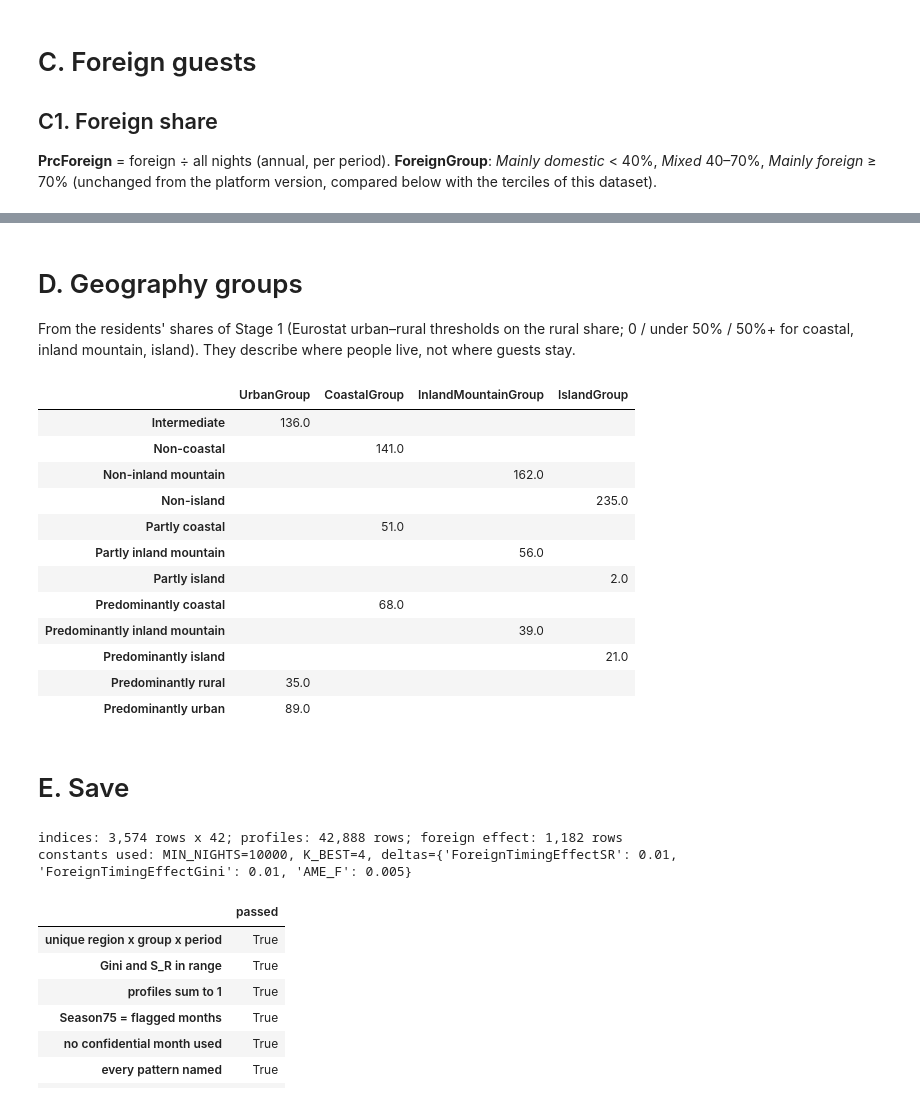
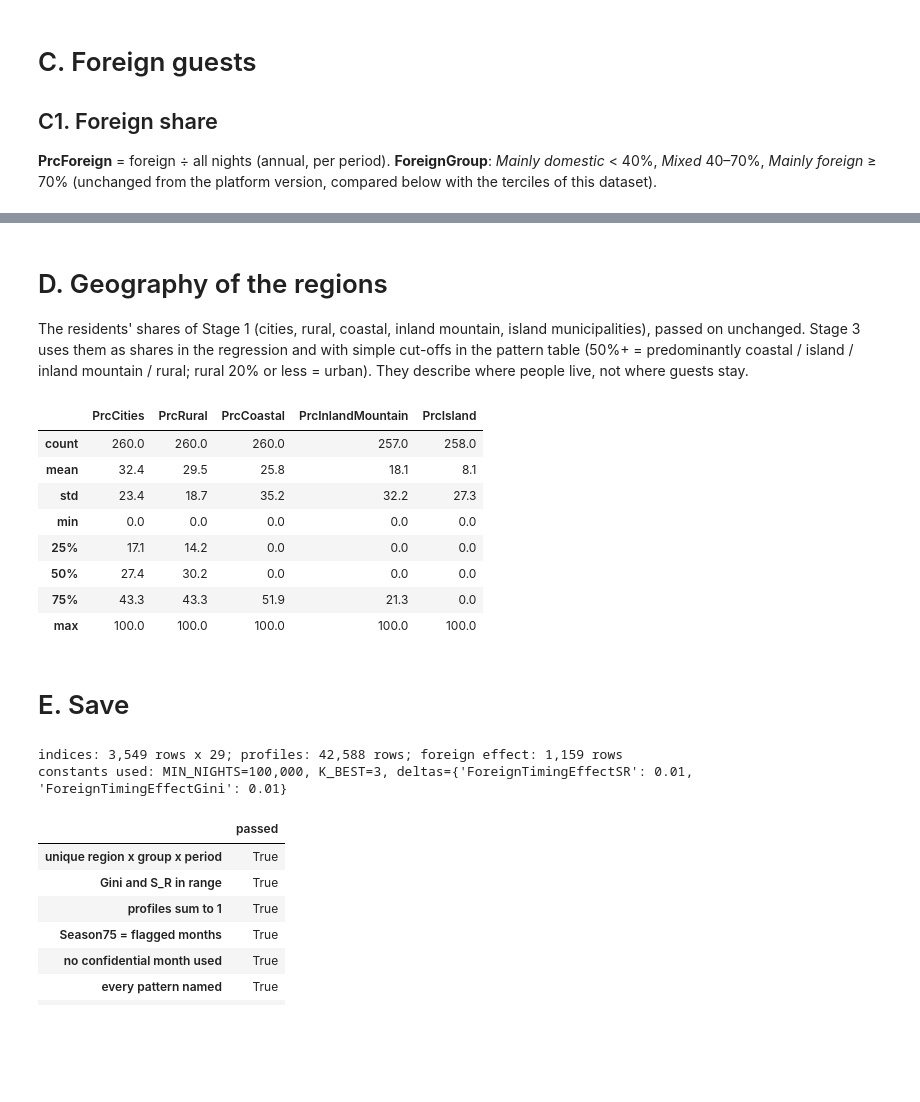
Before and after one commit to lomska/AI-Assisted-Dataviz, a Jupyter notebook: EUForeignTourismRhythms/Stage 2 Indices.ipynb, the cells around one changed output, grey strips where cells are left out. Cells and saved outputs as stored; diff of their text form; code cells hidden in the pictures; blank space fills up the shorter version.

```diff
--- a/EUForeignTourismRhythms/Stage 2 Indices.ipynb
+++ b/EUForeignTourismRhythms/Stage 2 Indices.ipynb
@@ -641,34 +577,20 @@ Four types (RME, Fernández-Morales et al. 2016) against the three timing classe
 # %% [markdown]
-# D. Geography groups
+# D. Geography of the regions
 
-From the residents' shares of Stage 1 (Eurostat urban–rural thresholds on the rural share; 0 / under 50% / 50%+ for coastal, inland mountain, island). They describe where people live, not where guests stay.
+The residents' shares of Stage 1 (cities, rural, coastal, inland mountain, island municipalities), passed on unchanged. Stage 3 uses them as shares in the regression and with simple cut-offs in the pattern table (50%+ = predominantly coastal / island / inland mountain / rural; rural 20% or less = urban). They describe where people live, not where guests stay.
 # %%
-shares = df.drop_duplicates("NUTSCode").set_index("NUTSCode")[["PrcCities", "PrcRural", "PrcCoastal", "PrcInlandMountain", "PrcIsland"]]
-def group3(s, cats):
-    return pd.Series(pd.Categorical(np.select([s == 0, s < 50], cats[:2], cats[2]), categories=cats), index=s.index).where(s.notna())
-geo = shares.copy()
-geo["UrbanGroup"] = pd.Series(pd.Categorical(np.select([shares["PrcRural"] >= 50, shares["PrcRural"] <= 20],
-                                                       ["Predominantly rural", "Predominantly urban"], "Intermediate"),
-                                             categories=["Predominantly urban", "Intermediate", "Predominantly rural"]),
-                              index=shares.index).where(shares["PrcRural"].notna())
-geo["CoastalGroup"] = group3(shares["PrcCoastal"], ["Non-coastal", "Partly coastal", "Predominantly coastal"])
-geo["InlandMountainGroup"] = group3(shares["PrcInlandMountain"], ["Non-inland mountain", "Partly inland mountain", "Predominantly inland mountain"])
-geo["IslandGroup"] = group3(shares["PrcIsland"], ["Non-island", "Partly island", "Predominantly island"])
-geo[regions["NUTSLevel"].reindex(geo.index) == 2][["UrbanGroup", "CoastalGroup", "InlandMountainGroup", "IslandGroup"]].apply(lambda s: s.value_counts()).fillna("")
+geo = df.drop_duplicates("NUTSCode").set_index("NUTSCode")[["PrcCities", "PrcRural", "PrcCoastal", "PrcInlandMountain", "PrcIsland"]]
+geo[regions["NUTSLevel"].reindex(geo.index) == 2].describe().round(1)
 # %% [output]
-|  | UrbanGroup | CoastalGroup | InlandMountainGroup | IslandGroup |
-| Intermediate | 136.0 |  |  |  |
-| Non-coastal |  | 141.0 |  |  |
-| Non-inland mountain |  |  | 162.0 |  |
-| Non-island |  |  |  | 235.0 |
-| Partly coastal |  | 51.0 |  |  |
-| Partly inland mountain |  |  | 56.0 |  |
-| Partly island |  |  |  | 2.0 |
-| Predominantly coastal |  | 68.0 |  |  |
-| Predominantly inland mountain |  |  | 39.0 |  |
-| Predominantly island |  |  |  | 21.0 |
-| Predominantly rural | 35.0 |  |  |  |
-| Predominantly urban | 89.0 |  |  |  |
+|  | PrcCities | PrcRural | PrcCoastal | PrcInlandMountain | PrcIsland |
+| count | 260.0 | 260.0 | 260.0 | 257.0 | 258.0 |
+| mean | 32.4 | 29.5 | 25.8 | 18.1 | 8.1 |
+| std | 23.4 | 18.7 | 35.2 | 32.2 | 27.3 |
+| min | 0.0 | 0.0 | 0.0 | 0.0 | 0.0 |
+| 25% | 17.1 | 14.2 | 0.0 | 0.0 | 0.0 |
+| 50% | 27.4 | 30.2 | 0.0 | 0.0 | 0.0 |
+| 75% | 43.3 | 43.3 | 51.9 | 21.3 | 0.0 |
+| max | 100.0 | 100.0 | 100.0 | 100.0 | 100.0 |
 # %% [markdown]
 # E. Save
 # %%
@@ -692,12 +614,12 @@ out["PrcForeign"] = [foreign_share.get((c, p), np.nan) for c, p in zip(out["NUTS
 out["ForeignGroup"] = pd.Categorical(pd.cut(out["PrcForeign"], [-np.inf, 40, 70, np.inf], right=False, labels=FG), categories=FG)
 out = out.merge(geo, left_on="NUTSCode", right_index=True, how="left")
 COLS = ["Region", "NUTSCode", "NUTSLevel", "ParentRegion", "Country", "ResidenceCountry", "Period", "YearsUsed", "Nights", "LowReliability",
-        "Gini", "SR", "Season75", "SeasonalityIndicator", "PeakTroughRatio", "PeakMonth", "TroughMonth", "JulAugFactor", "WinterFactor",
-        "SeasonalityPercentile", "SRPercentile", "RankGap", "SpreadRatio", "SeasonCount", "SeasonPattern", "AmplitudeClass",
-        "Top2Share", "TopMonth", "Top2Months", "PeakIntensity", "PeakDensity",
-        "PrcForeign", "ForeignGroup", "PrcCities", "PrcRural", "UrbanGroup", "PrcCoastal", "CoastalGroup",
-        "PrcInlandMountain", "InlandMountainGroup", "PrcIsland", "IslandGroup"]
+        "Gini", "GiniClass", "SR", "SpreadRatio", "SeasonCount", "Season75", "PeakMonth", "SeasonPattern",
+        "Intensity", "Density", "PeakIntensity", "PeakDensity", "PrcForeign", "ForeignGroup",
+        "PrcCities", "PrcRural", "PrcCoastal", "PrcInlandMountain", "PrcIsland"]
 out = out[COLS].sort_values(["Country", "NUTSCode", "ResidenceCountry", "Period"])
+import os
+os.makedirs("data/ready", exist_ok=True)
 out.to_csv("data/ready/tour_occ_nin2m_indices.csv", index=False, encoding="utf-8-sig")
 
 def long_(w, name):
@@ -711,15 +633,14 @@ pr.to_csv("data/ready/tour_occ_nin2m_profiles.csv", index=False, encoding="utf-8
 
 fe_out = fe.reset_index().merge(regions[["Region", "NUTSLevel", "Country"]], left_on="NUTSCode", right_index=True)
 fe_out["YearsUsed"] = fe_out["YearsUsed"].fillna(1).astype(int)
-fe_out = fe_out[["Region", "NUTSCode", "NUTSLevel", "Country", "Period", "YearsUsed", "ForeignTimingEffectSR", "ForeignTimingEffectGini",
-                 "ForeignTimingClass", "ForeignTimingClassSR", "G_Y", "S_F", "G_F", "G_D", "GiniCorrF", "RME_F", "AME_F", "MarginalClass",
-                 "ForeignEffectType"]]
+fe_out = fe_out[["Region", "NUTSCode", "NUTSLevel", "Country", "Period", "YearsUsed", "G_Y", "S_F", "G_F", "G_D", "GiniCorrF", "GiniCorrD",
+                 "RME_F", "ShareNights", "ShareSeasonality", "ForeignEffectOutcome", "ForeignTimingEffectGini", "EffectPerShare", "ForeignTimingClass"]]
 fe_out.to_csv("data/ready/tour_occ_nin2m_foreign_effect.csv", index=False, encoding="utf-8-sig")
 print(f"indices: {len(out):,} rows x {out.shape[1]}; profiles: {len(pr):,} rows; foreign effect: {len(fe_out):,} rows")
-print(f"constants used: MIN_NIGHTS={MIN_NIGHTS}, K_BEST={K_BEST}, deltas={ {k: round(v, 4) for k, v in DELTAS.items()} }")
+print(f"constants used: MIN_NIGHTS={MIN_NIGHTS:,}, K_BEST={K_BEST}, deltas={ {k: round(v, 4) for k, v in DELTAS.items()} }")
 # %% [output]
-indices: 3,574 rows x 42; profiles: 42,888 rows; foreign effect: 1,182 rows
-constants used: MIN_NIGHTS=10000, K_BEST=4, deltas={'ForeignTimingEffectSR': 0.01, 'ForeignTimingEffectGini': 0.01, 'AME_F': 0.005}
+indices: 3,549 rows x 29; profiles: 42,588 rows; foreign effect: 1,159 rows
+constants used: MIN_NIGHTS=100,000, K_BEST=3, deltas={'ForeignTimingEffectSR': 0.01, 'ForeignTimingEffectGini': 0.01}
 # %%
 chk = pd.read_csv("data/ready/tour_occ_nin2m_indices.csv", encoding="utf-8-sig", keep_default_na=False, na_values=[""])
 chk_fe = pd.read_csv("data/ready/tour_occ_nin2m_foreign_effect.csv", encoding="utf-8-sig", keep_default_na=False, na_values=[""])
```
Also changed, not shown: parts of 24 cells of this notebook, 7 other files.
